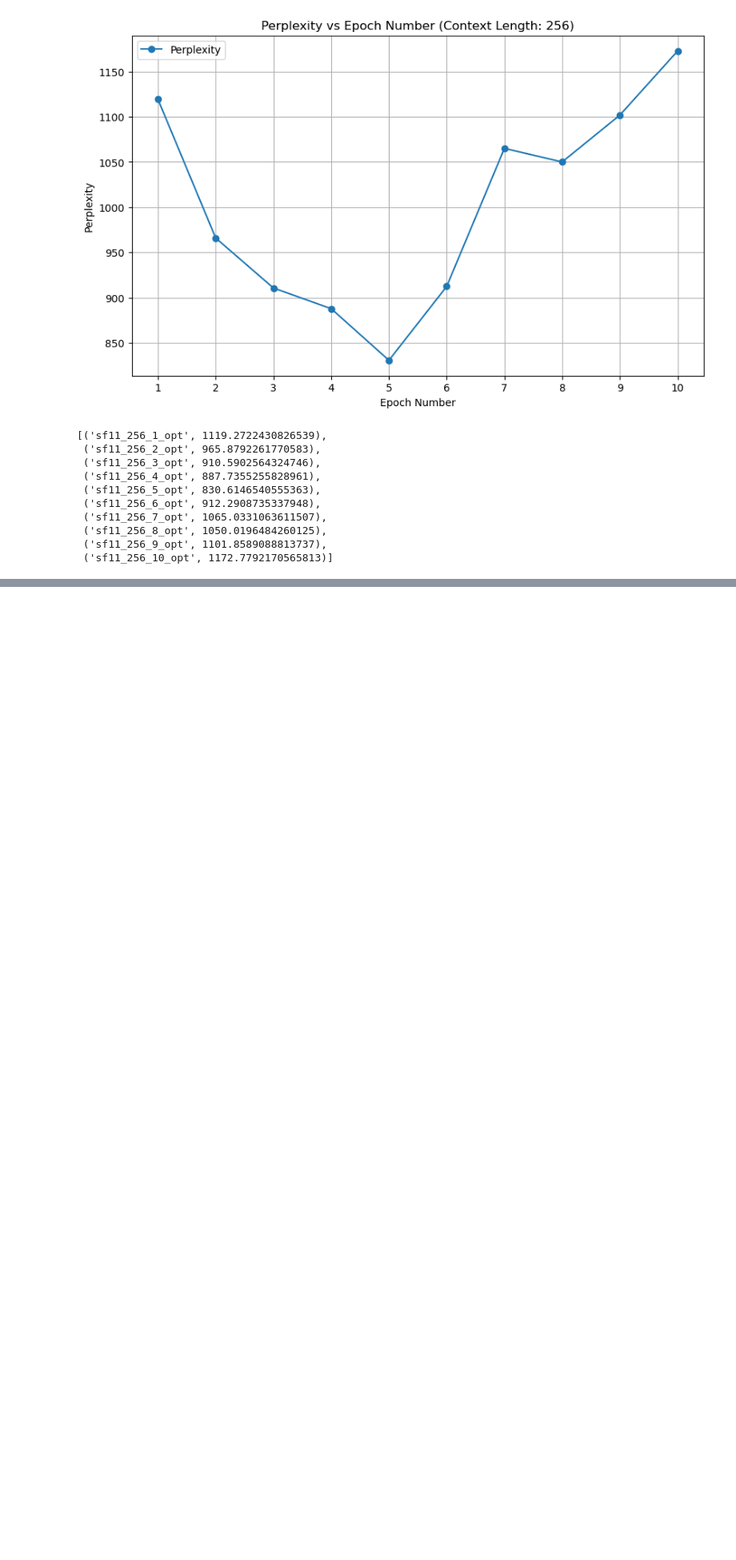
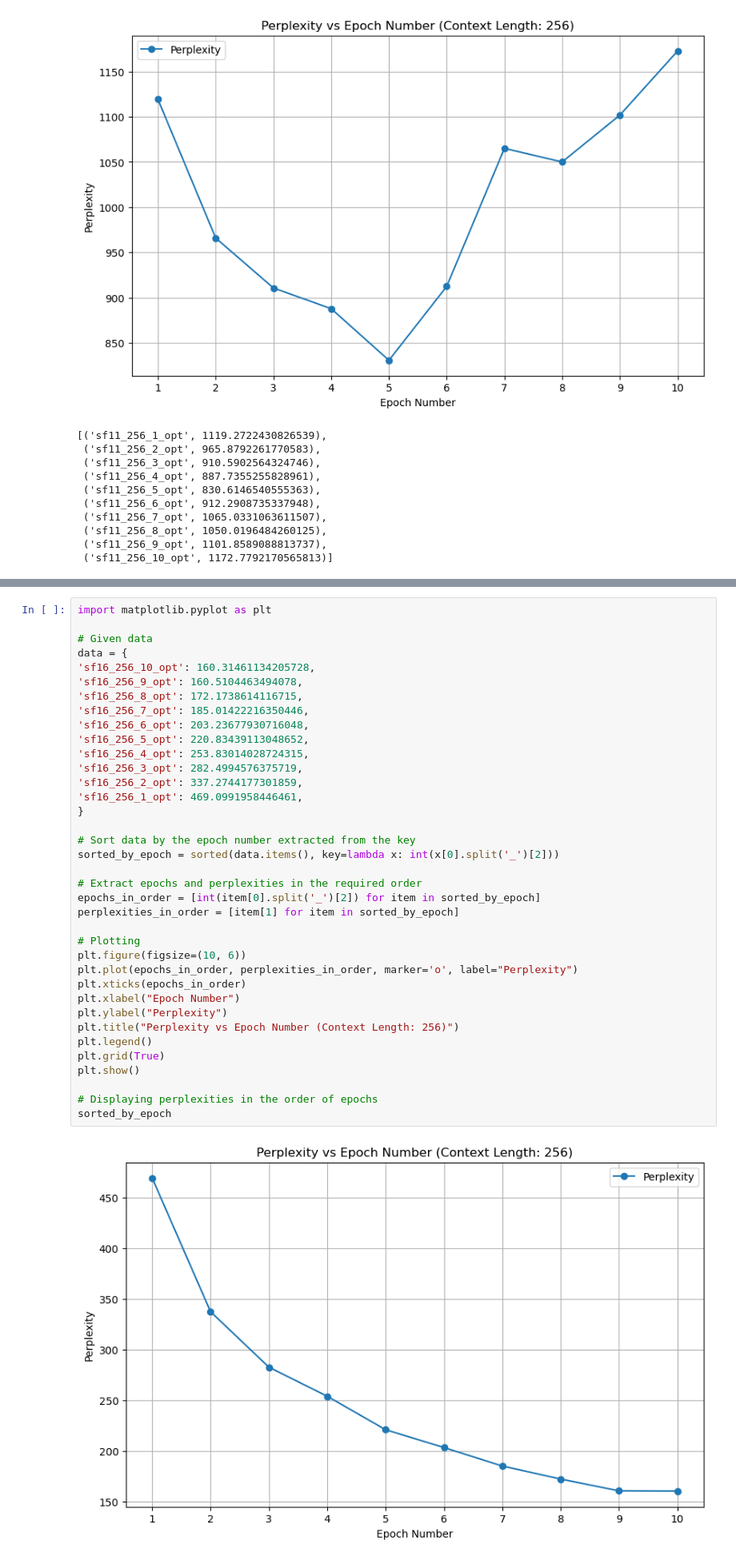
Before and after one commit to aloshdenny/superfloat, a Jupyter notebook: results_viewer.ipynb, the cells around one changed output, grey strips where cells are left out. Shown at 80% size. Saved outputs shown, nothing was run; the diff lists cells and outputs as text; blank space fills up the shorter version.

```diff
--- a/results_viewer.ipynb
+++ b/results_viewer.ipynb
@@ -640,0 +643,39 @@ sorted_by_epoch
+# %%
+import matplotlib.pyplot as plt
+
+# Given data
+data = {
+'sf16_256_10_opt': 160.31461134205728,
+'sf16_256_9_opt': 160.5104463494078,
+'sf16_256_8_opt': 172.1738614116715,
+'sf16_256_7_opt': 185.01422216350446,
+'sf16_256_6_opt': 203.23677930716048,
+'sf16_256_5_opt': 220.83439113048652,
+'sf16_256_4_opt': 253.83014028724315,
+'sf16_256_3_opt': 282.4994576375719,
+'sf16_256_2_opt': 337.2744177301859,
+'sf16_256_1_opt': 469.0991958446461,
+}
+
+# Sort data by the epoch number extracted from the key
+sorted_by_epoch = sorted(data.items(), key=lambda x: int(x[0].split('_')[2]))
+
+# Extract epochs and perplexities in the required order
+epochs_in_order = [int(item[0].split('_')[2]) for item in sorted_by_epoch]
+perplexities_in_order = [item[1] for item in sorted_by_epoch]
+
+# Plotting
+plt.figure(figsize=(10, 6))
+plt.plot(epochs_in_order, perplexities_in_order, marker='o', label="Perplexity")
+plt.xticks(epochs_in_order)
+plt.xlabel("Epoch Number")
+plt.ylabel("Perplexity")
+plt.title("Perplexity vs Epoch Number (Context Length: 256)")
+plt.legend()
+plt.grid(True)
+plt.show()
+
+# Displaying perplexities in the order of epochs
+sorted_by_epoch
+# %% [output]
+[figure, added]
```
Also changed, not shown: parts of 2 cells of this notebook, 1 other file.
